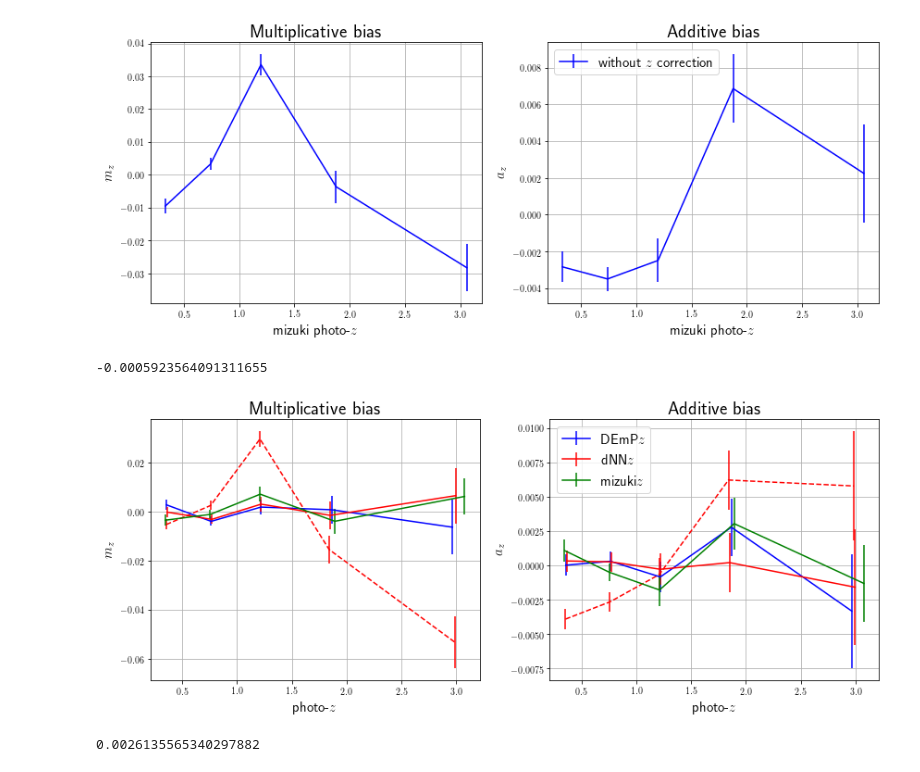
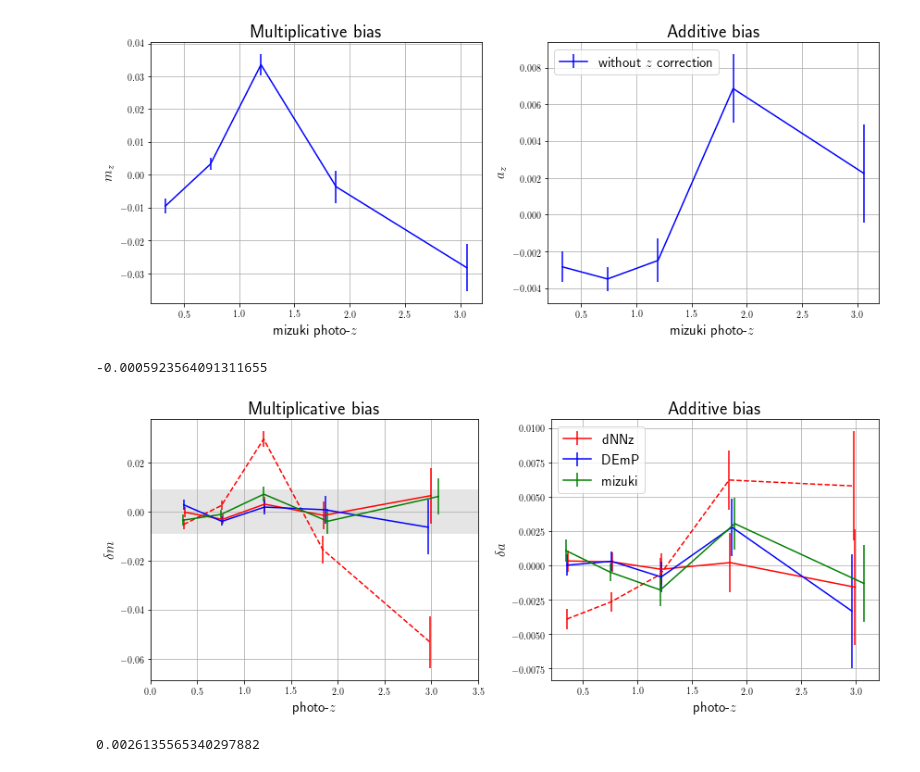
Before and after one commit to mr-superonion/G3sim-HSC, a Jupyter notebook: notebook/calibration/4_3-ReGaus_sanityTest.ipynb, the cells around one changed output. Drawn from its saved outputs; the diff is of its cells as text; code cells hidden in the pictures.

```diff
--- a/notebook/calibration/4_3-ReGaus_sanityTest.ipynb
+++ b/notebook/calibration/4_3-ReGaus_sanityTest.ipynb
@@ -298,32 +298,37 @@ dg=grid1[1]-grid1[0]
 # %%
 fig = plt.figure(figsize=(12,5))
 ax = fig.add_subplot(1,2,1)
 ax.errorbar(grid0-dg/80., m_res0,m_sig0,ls='--',color='red')
-ax.errorbar(grid1-dg/80., m_res1,m_sig1,color='blue',label=r'DEmP$z$')
-ax.errorbar(grid2+dg/80., m_res2,m_sig2,color='red',label=r'dNN$z$')
-ax.errorbar(grid3+dg/40., m_res3,m_sig3,color='green',label=r'mizuki$z$')
+ax.errorbar(grid2+dg/80., m_res2,m_sig2,color='red',label=r'dNNz')
+ax.errorbar(grid1-dg/80., m_res1,m_sig1,color='blue',label=r'DEmP')
+ax.errorbar(grid3+dg/40., m_res3,m_sig3,color='green',label=r'mizuki')
 print(np.sum(m_res3/m_sig3**2.)/np.sum(1./m_sig3**2.))
+x=np.arange(0.,3.8,0.3)
+y00=-0.009*np.ones(len(x))
+y11=0.009*np.ones(len(x))
+ax.fill_between(x, y00, y11,facecolor='grey',alpha=0.2)
+ax.set_xlim(0.,3.5)
 ax.set_xlabel(xlabel,fontsize=15)
-ax.set_ylabel(r'$m_z$',fontsize=15)
+ax.set_ylabel(r'$\delta m$',fontsize=15)
 ax.set_title('Multiplicative bias',fontsize=20)
 plt.grid()
 
 ax = fig.add_subplot(1,2,2)
 ax.errorbar(grid0-dg/80., a_res0,a_sig0,ls='--',color='red')
-ax.errorbar(grid1-dg/80., a_res1,a_sig1,color='blue',label=r'DEmP$z$')
-ax.errorbar(grid2+dg/80., a_res2,a_sig2,color='red',label=r'dNN$z$')
-ax.errorbar(grid3+dg/40., a_res3,a_sig3,color='green',label=r'mizuki$z$')
+ax.errorbar(grid2+dg/80., a_res2,a_sig2,color='red',label=r'dNNz')
+ax.errorbar(grid1-dg/80., a_res1,a_sig1,color='blue',label=r'DEmP')
+ax.errorbar(grid3+dg/40., a_res3,a_sig3,color='green',label=r'mizuki')
 ax.set_xlabel(xlabel,fontsize=15)
-ax.set_ylabel(r'$a_z$',fontsize=15)
+ax.set_ylabel(r'$\delta a$',fontsize=15)
 ax.set_title('Additive bias',fontsize=20)
 plt.grid()
 plt.legend(fontsize=15,loc='upper left')
 plt.tight_layout()
 plt.savefig(os.path.join(pltDir2,'calibration_residual_redshfits.eps' ))
 plt.savefig(os.path.join(pltDir2,'calibration_residual_redshfits.png' ))
 # %% [output]
 -0.0005923564091311655
-[figure, old version]
+[figure, new version]
 # %%
 xlabel=r'photo-$z$'
 grid1,m_res1,m_sig1,a_res1,a_sig1=makePlotSelBias('demp_Z',inDir='plot/sanityTest/',data=data,doPlot=False)
```
Also changed, not shown: parts of 3 cells of this notebook, 8 other files.
